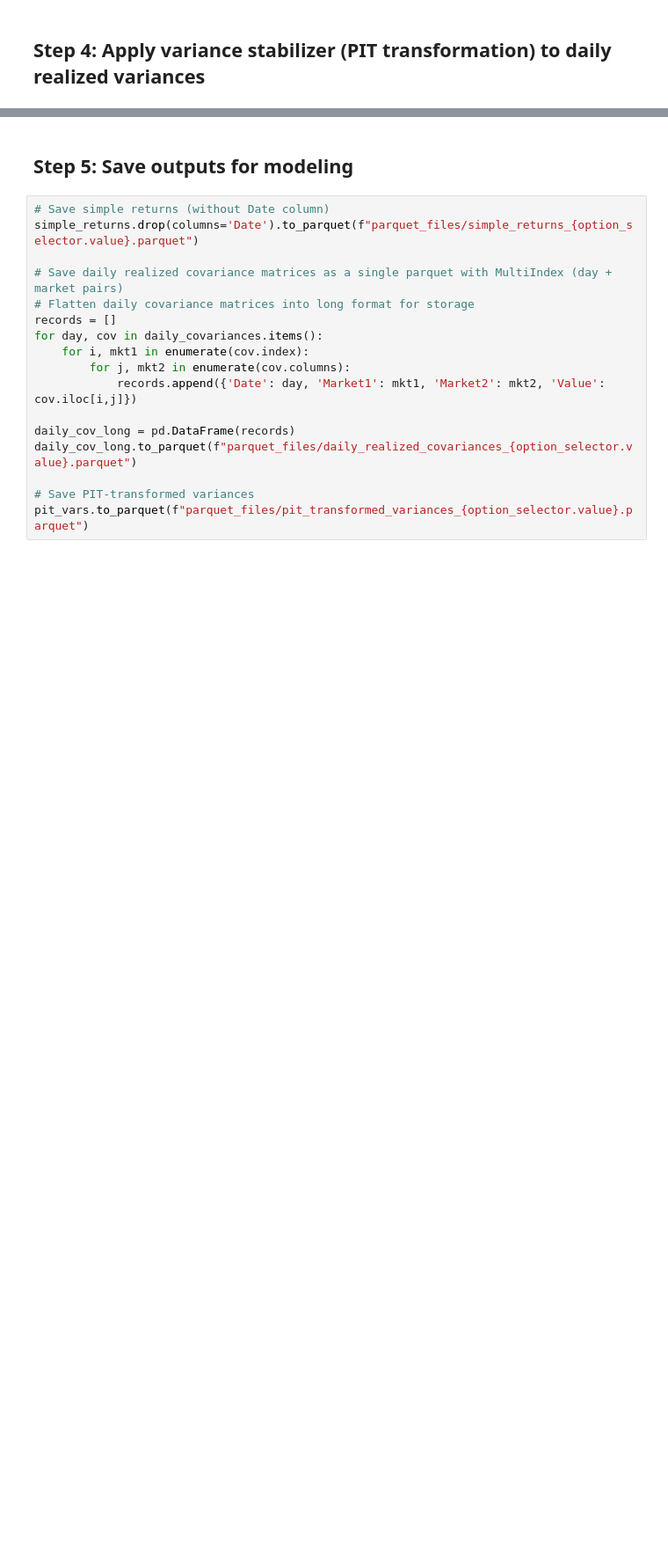
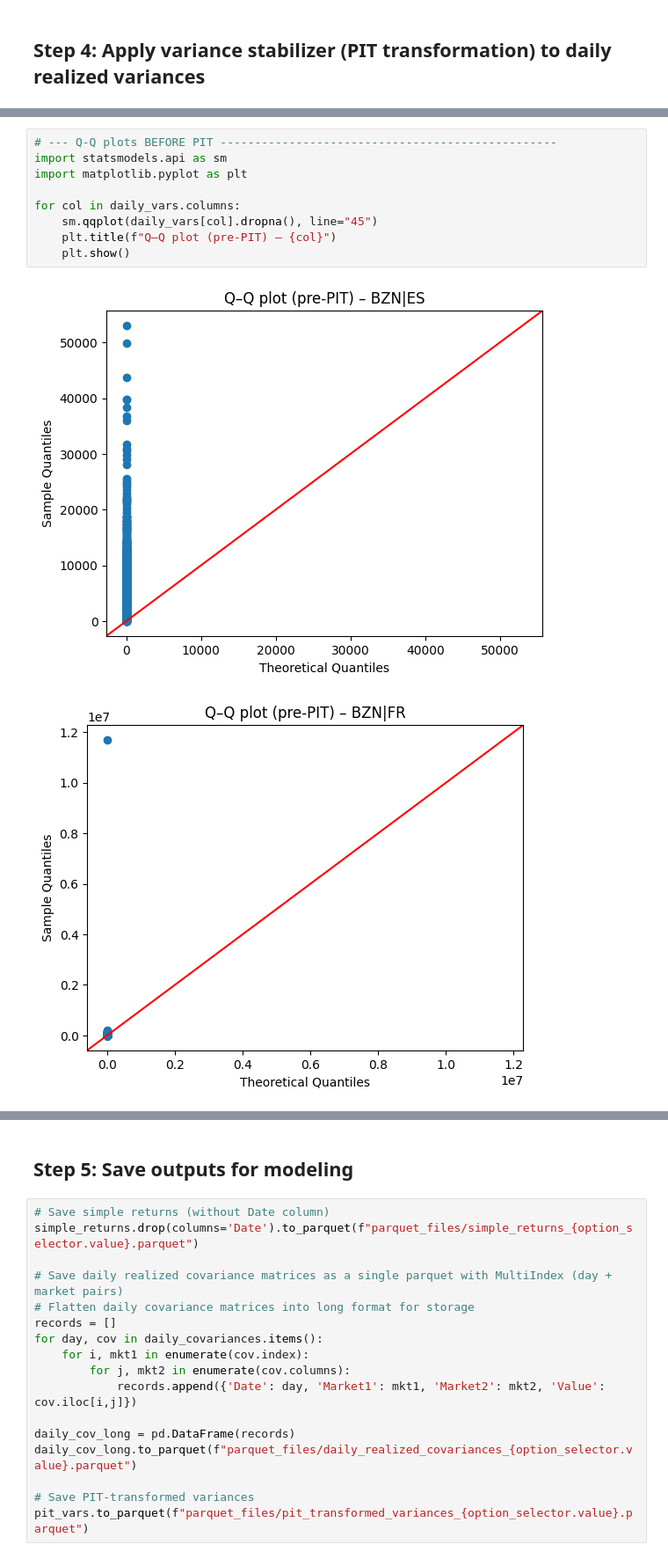
Before and after one commit to franrolotti/volatility-spillovers-methodology, a Jupyter notebook: 02_compute_realized_volatilities.ipynb, the cells around one changed output, grey strips where cells are left out. Shown: that part at 88% size. Cells and saved outputs as stored; diff of their text form; blank space fills up the shorter version.

```diff
--- a/02_compute_realized_volatilities.ipynb
+++ b/02_compute_realized_volatilities.ipynb
@@ -207,0 +231,12 @@ Area                  nsw            qld             sa           tas  \
+# %%
+# --- Q-Q plots BEFORE PIT -------------------------------------------------
+import statsmodels.api as sm
+import matplotlib.pyplot as plt
+
+for col in daily_vars.columns:
+    sm.qqplot(daily_vars[col].dropna(), line="45")
+    plt.title(f"Q–Q plot (pre-PIT) – {col}")
+    plt.show()
+# %% [output]
+[figure, added]
+[figure, added]
```
Also changed, not shown: parts of 10 cells of this notebook.
